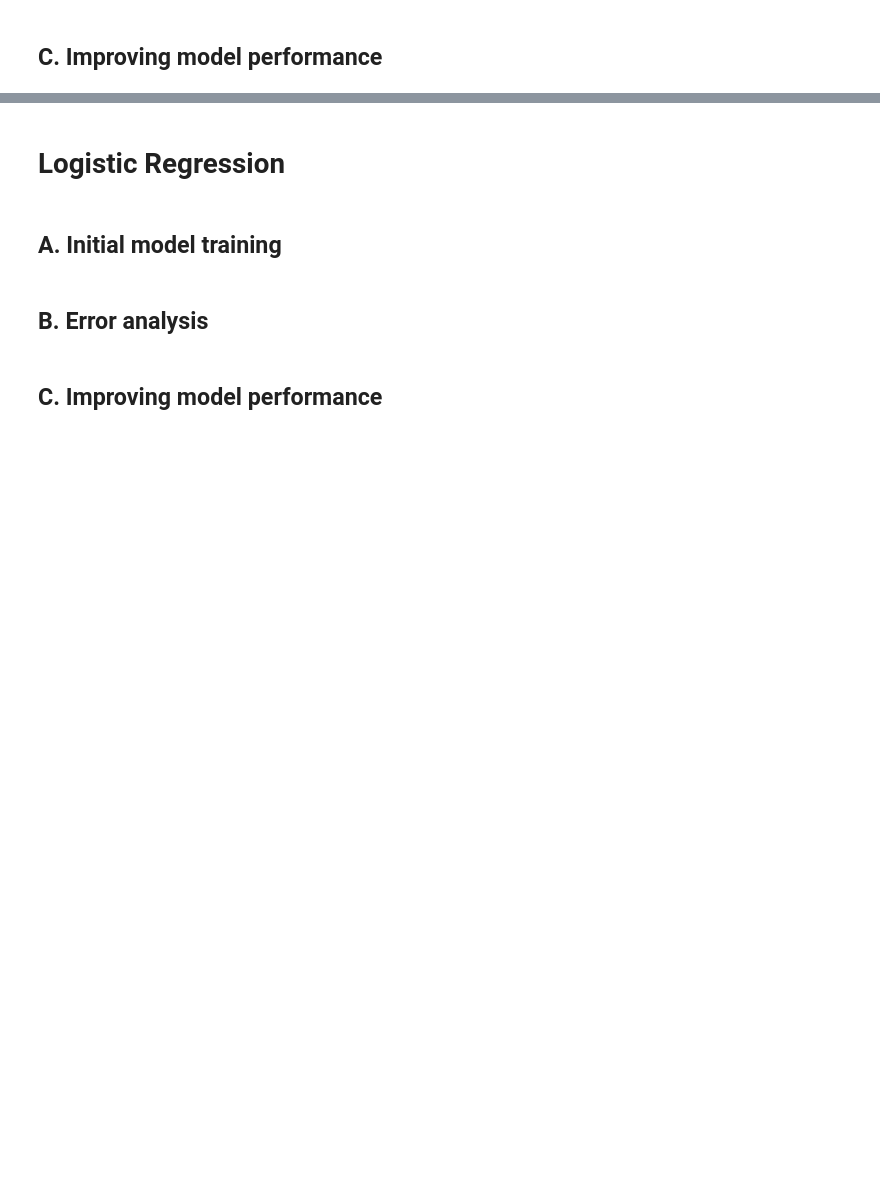
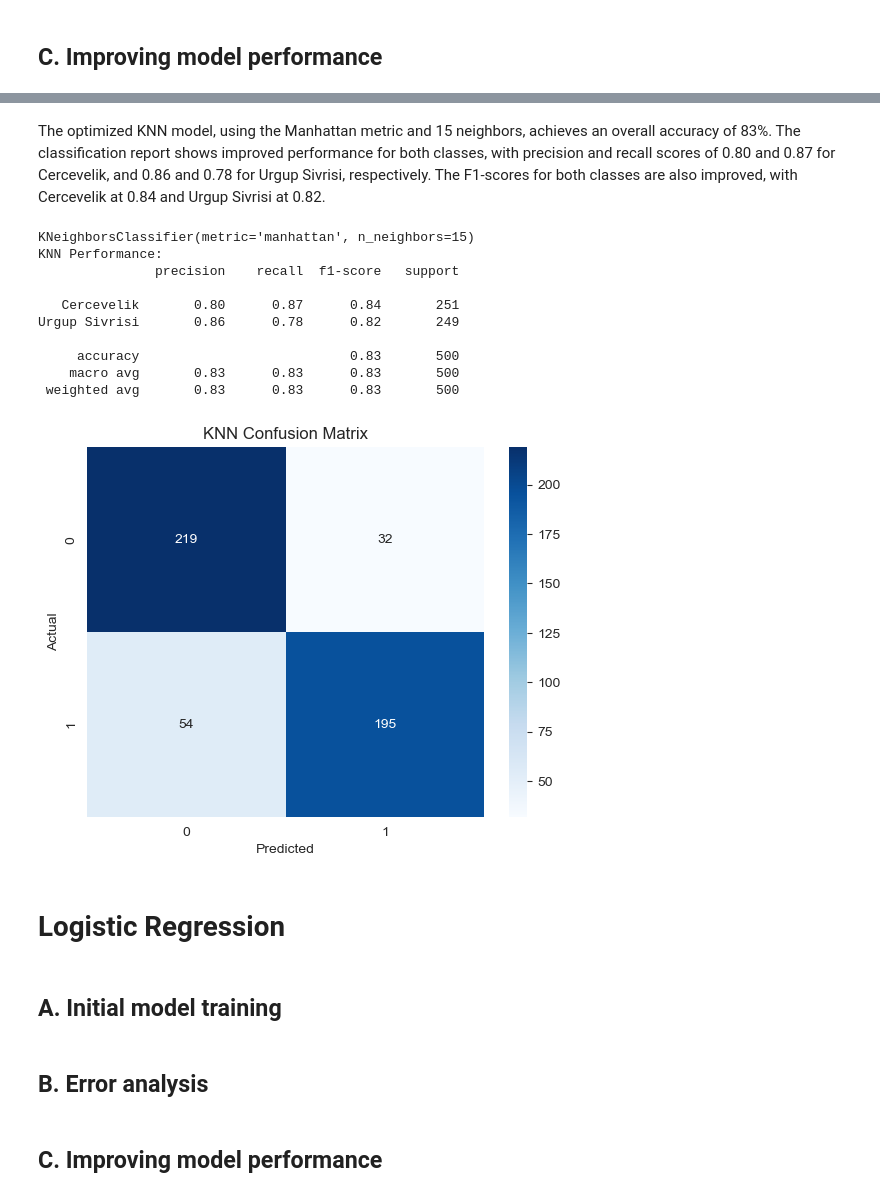
Before and after one commit to grahamogatia/pumpkin-seed-classification, a Jupyter notebook: pumpkin-seeds-ml/STINTSY Project S16 Group 1.ipynb, the cells around one changed output, grey strips where cells are left out. Cells and saved outputs as stored; diff of their text form; code cells hidden in the pictures; blank space fills up the shorter version.

```diff
--- a/pumpkin-seeds-ml/STINTSY Project S16 Group 1.ipynb
+++ b/pumpkin-seeds-ml/STINTSY Project S16 Group 1.ipynb
@@ -607,9 +586,0 @@ Text(0, 0.5, 'Cross-validation accuracy')
-# %%
-k = 12
-model = KNeighborsClassifier(n_neighbors=k)
-model.fit(X_train, y_train)
-y_predicted = model.predict(X_test)
-
-accuracy = accuracy_score(y_test, y_predicted)
-num_correct = np.sum(y_predicted == y_test)
-num_test = len(y_test)
@@ -622,3 +653,32 @@ Got 414 / 500 correct => accuracy: 0.828000
+# %% [markdown]
+The optimized KNN model, using the Manhattan metric and 15 neighbors, achieves an overall accuracy of 83%. The classification report shows improved performance for both classes, with precision and recall scores of 0.80 and 0.87 for Cercevelik, and 0.86 and 0.78 for Urgup Sivrisi, respectively. The F1-scores for both classes are also improved, with Cercevelik at 0.84 and Urgup Sivrisi at 0.82.
+# %%
+# Evaluate KNN
+knn_best_model = knn_grid_search.best_estimator_
+print(knn_best_model)
+y_predictions = knn_best_model.predict(X_test)
+print("KNN Performance:")
+print(classification_report(y_test, y_predictions, target_names=['Cercevelik', 'Urgup Sivrisi']))
+
+# Confusion Matrix
+confusion_knn = confusion_matrix(y_test, y_predictions)
+sns.heatmap(confusion_knn, annot=True, fmt='d', cmap='Blues')
+plt.title('KNN Confusion Matrix')
+plt.xlabel('Predicted')
+plt.ylabel('Actual')
+plt.show()
+# %% [output]
+KNeighborsClassifier(metric='manhattan', n_neighbors=15)
+KNN Performance:
+               precision    recall  f1-score   support
+
+   Cercevelik       0.80      0.87      0.84       251
+Urgup Sivrisi       0.86      0.78      0.82       249
+
+     accuracy                           0.83       500
+    macro avg       0.83      0.83      0.83       500
+ weighted avg       0.83      0.83      0.83       500
+[figure, added]
 # %% [markdown]
 # Logistic Regression
 # %% [markdown]
```
Also changed, not shown: parts of 48 cells of this notebook.
